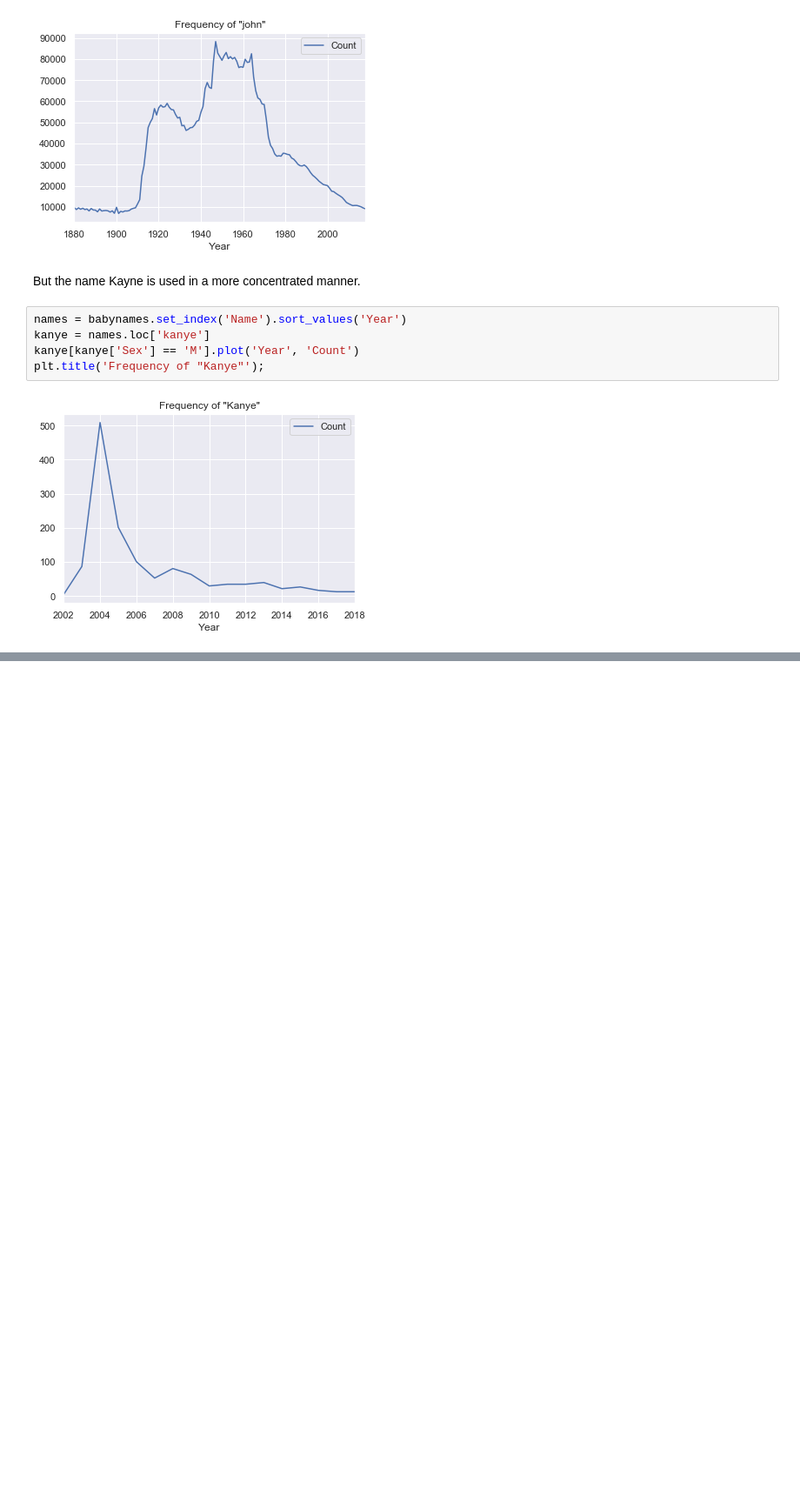
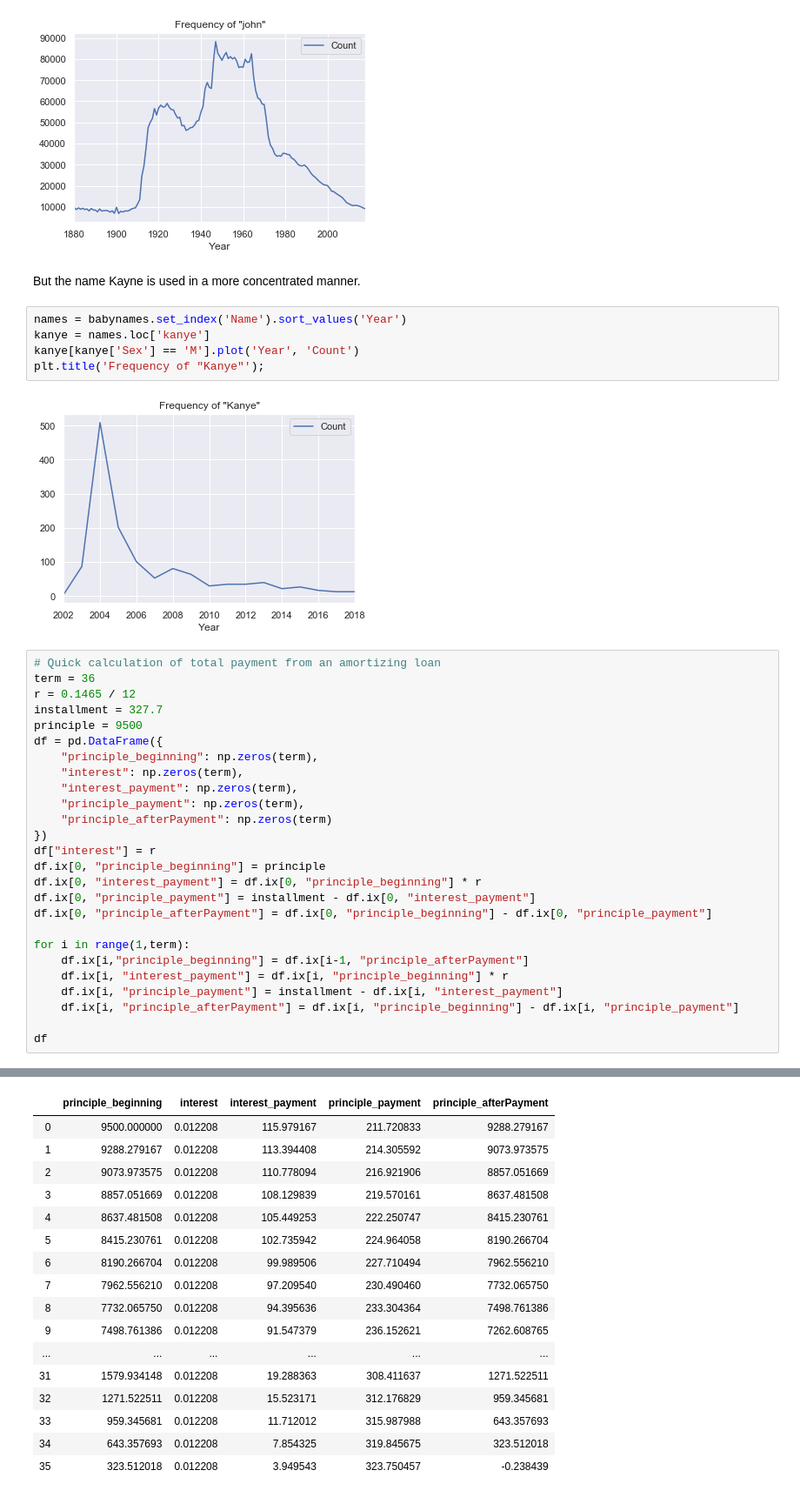
Before and after one commit to shiyangni/DataScienceForAdam, a Jupyter notebook: DataCleaning&EDA/DataScience_LifeCycleOverview.ipynb, the cells around one changed output, grey strips where cells are left out. Shown at 87% size. Drawn from its saved outputs; the diff is of its cells as text; blank space fills up the shorter version.

```diff
--- a/DataCleaning&EDA/DataScience_LifeCycleOverview.ipynb
+++ b/DataCleaning&EDA/DataScience_LifeCycleOverview.ipynb
@@ -299,3 +303,30 @@ kanye[kanye['Sex'] == 'M'].plot('Year', 'Count')
 plt.title('Frequency of "Kanye"');
 # %% [output]
 [figure]
+# %%
+# Quick calculation of total payment from an amortizing loan
+term = 36
+r = 0.1465 / 12
+installment = 327.7
+principle = 9500
+df = pd.DataFrame({
+    "principle_beginning": np.zeros(term),
+    "interest": np.zeros(term),
+    "interest_payment": np.zeros(term),
+    "principle_payment": np.zeros(term),
+    "principle_afterPayment": np.zeros(term)
+})
+df["interest"] = r
+df.ix[0, "principle_beginning"] = principle
+df.ix[0, "interest_payment"] = df.ix[0, "principle_beginning"] * r
+df.ix[0, "principle_payment"] = installment - df.ix[0, "interest_payment"]
+df.ix[0, "principle_afterPayment"] = df.ix[0, "principle_beginning"] - df.ix[0, "principle_payment"]
+
+for i in range(1,term):
+    df.ix[i,"principle_beginning"] = df.ix[i-1, "principle_afterPayment"]
+    df.ix[i, "interest_payment"] = df.ix[i, "principle_beginning"] * r
+    df.ix[i, "principle_payment"] = installment - df.ix[i, "interest_payment"]
+    df.ix[i, "principle_afterPayment"] = df.ix[i, "principle_beginning"] - df.ix[i, "principle_payment"]
+
+df
+# %% [output]
@@ -301,0 +350,17 @@ plt.title('Frequency of "Kanye"');
+|  | principle_beginning | interest | interest_payment | principle_payment | principle_afterPayment |
+| 0 | 9500.000000 | 0.012208 | 115.979167 | 211.720833 | 9288.279167 |
+| 1 | 9288.279167 | 0.012208 | 113.394408 | 214.305592 | 9073.973575 |
+| 2 | 9073.973575 | 0.012208 | 110.778094 | 216.921906 | 8857.051669 |
+| 3 | 8857.051669 | 0.012208 | 108.129839 | 219.570161 | 8637.481508 |
+| 4 | 8637.481508 | 0.012208 | 105.449253 | 222.250747 | 8415.230761 |
+| 5 | 8415.230761 | 0.012208 | 102.735942 | 224.964058 | 8190.266704 |
+| 6 | 8190.266704 | 0.012208 | 99.989506 | 227.710494 | 7962.556210 |
+| 7 | 7962.556210 | 0.012208 | 97.209540 | 230.490460 | 7732.065750 |
+| 8 | 7732.065750 | 0.012208 | 94.395636 | 233.304364 | 7498.761386 |
+| 9 | 7498.761386 | 0.012208 | 91.547379 | 236.152621 | 7262.608765 |
+| ... | ... | ... | ... | ... | ... |
+| 31 | 1579.934148 | 0.012208 | 19.288363 | 308.411637 | 1271.522511 |
+| 32 | 1271.522511 | 0.012208 | 15.523171 | 312.176829 | 959.345681 |
+| 33 | 959.345681 | 0.012208 | 11.712012 | 315.987988 | 643.357693 |
+| 34 | 643.357693 | 0.012208 | 7.854325 | 319.845675 | 323.512018 |
+| 35 | 323.512018 | 0.012208 | 3.949543 | 323.750457 | -0.238439 |
```
Also changed, not shown: parts of 3 cells of this notebook, 8 other files.
